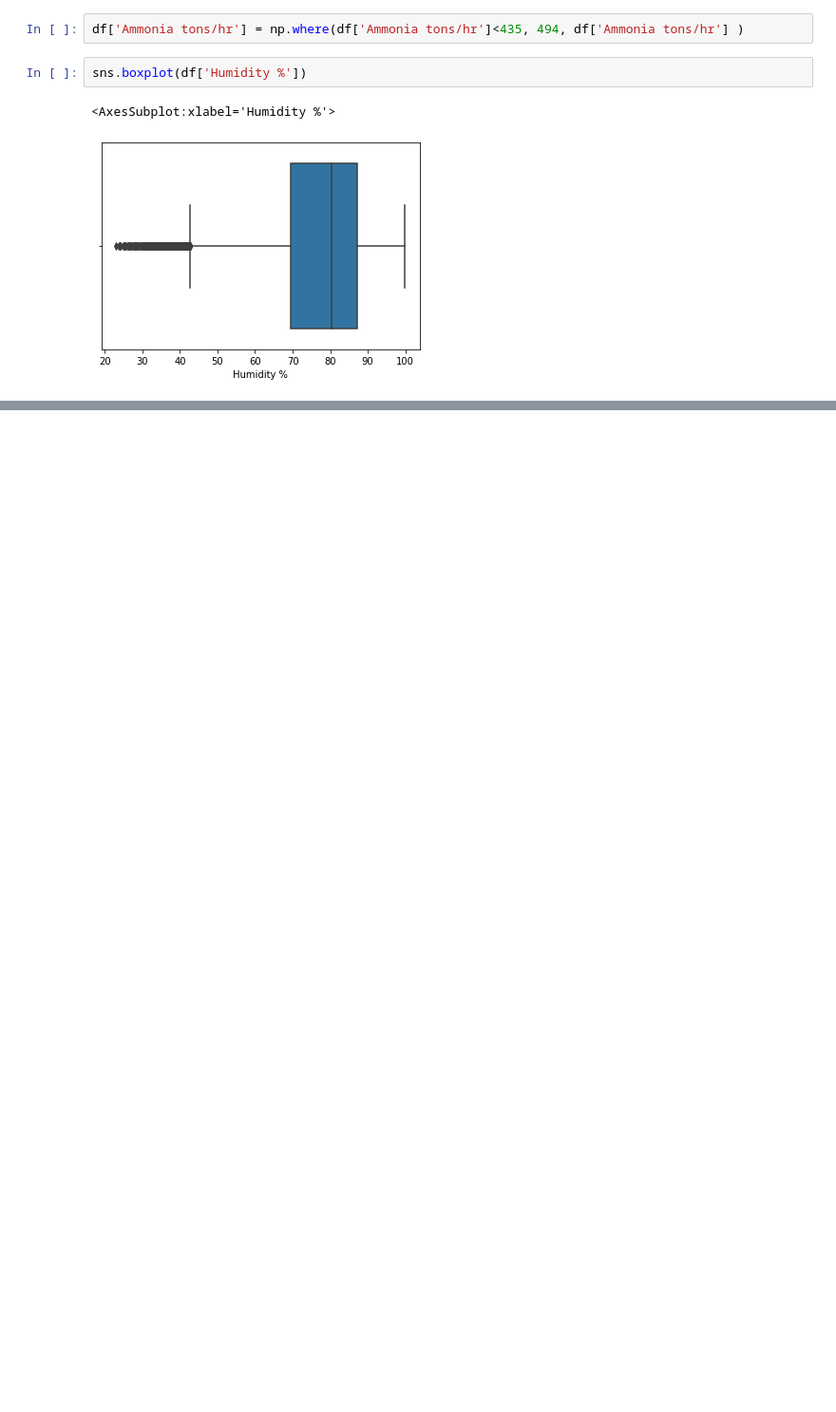
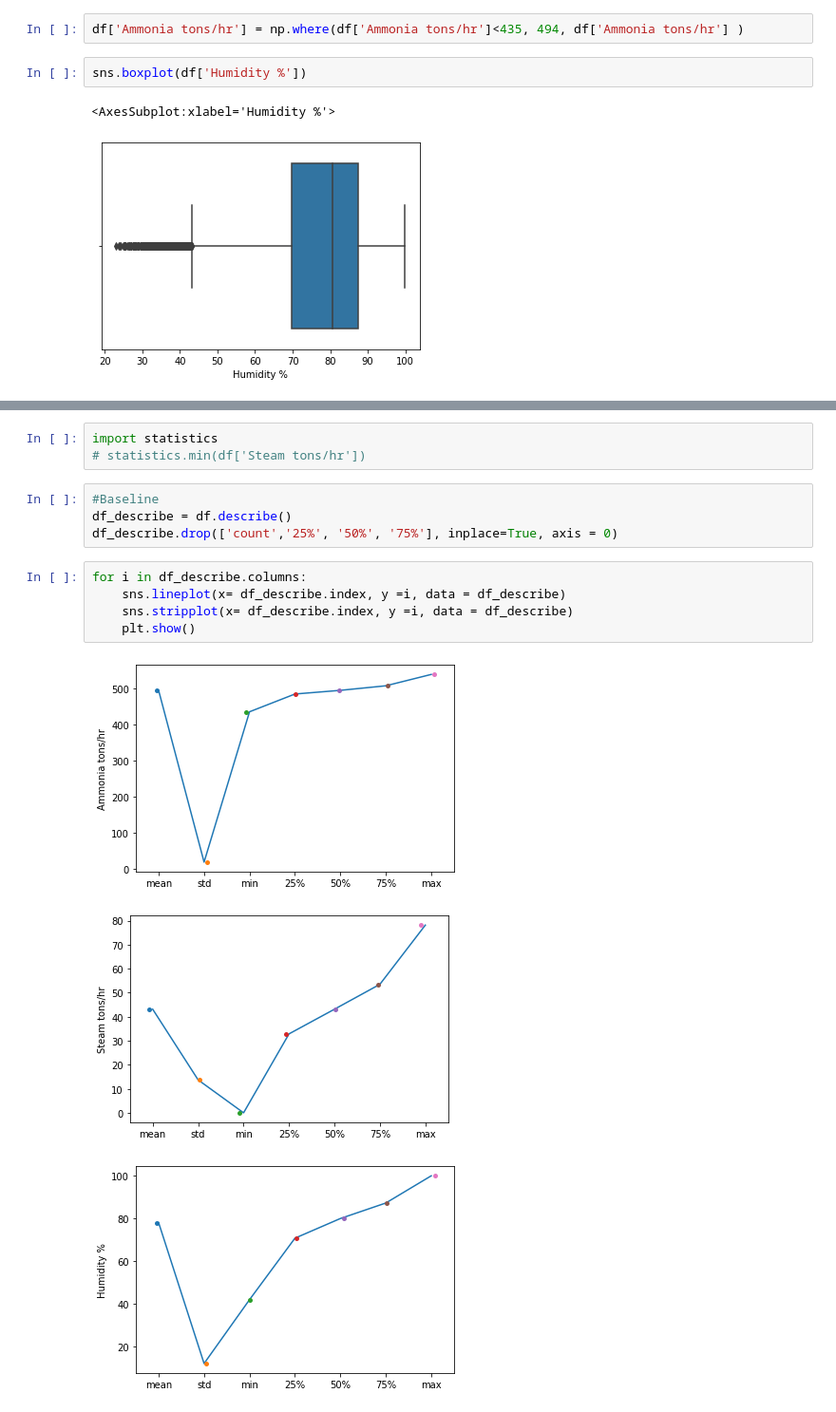
Before and after one commit to MurtazaJ/yara_challenge, a Jupyter notebook: visualisations.ipynb, the cells around one changed output, grey strips where cells are left out. Shown at 95% size. Saved outputs shown, nothing was run; the diff lists cells and outputs as text; blank space fills up the shorter version.

```diff
--- a/visualisations.ipynb
+++ b/visualisations.ipynb
@@ -375,0 +375,16 @@ ValueError: The truth value of a Series is ambiguous. Use a.empty, a.bool(), a.i
+# %%
+import statistics
+# statistics.min(df['Steam tons/hr'])
+# %%
+#Baseline
+df_describe = df.describe()
+df_describe.drop(['count','25%', '50%', '75%'], inplace=True, axis = 0)
+# %%
+for i in df_describe.columns:
+    sns.lineplot(x= df_describe.index, y =i, data = df_describe)
+    sns.stripplot(x= df_describe.index, y =i, data = df_describe)
+    plt.show()
+# %% [output]
+[figure, added]
+[figure, added]
+[figure, added]
```
Also changed, not shown: parts of 45 cells of this notebook, 5 other files.
